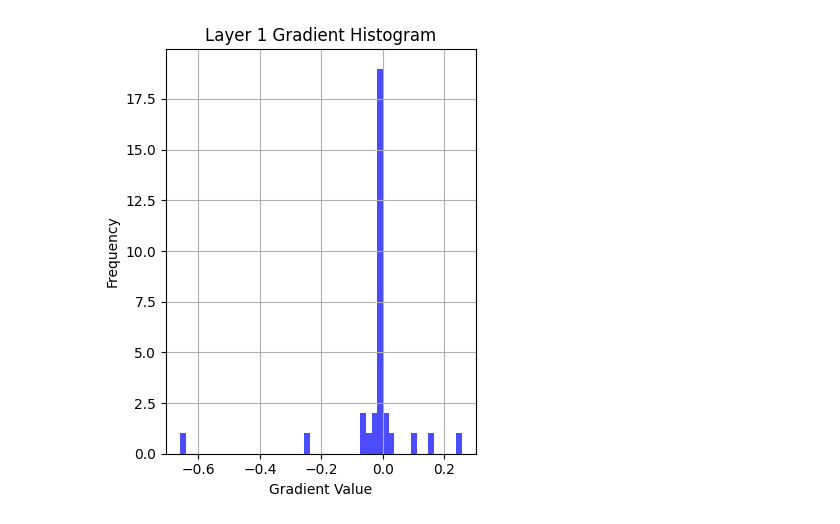
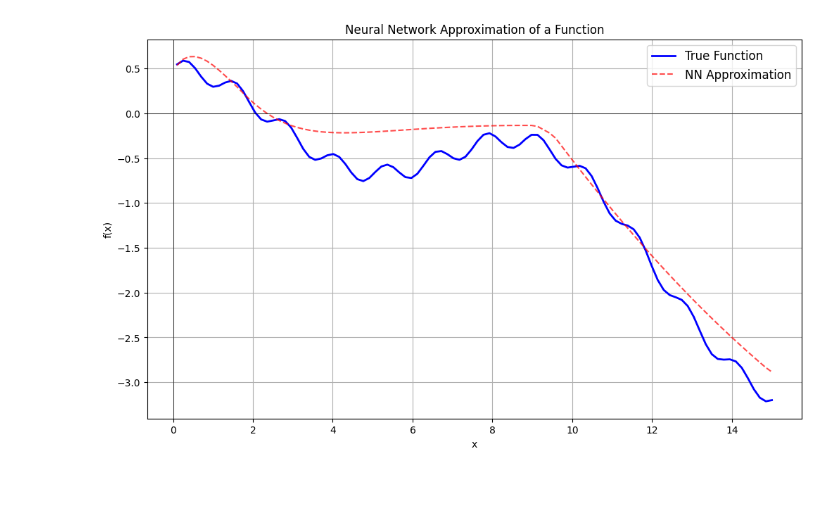
Before and after one commit to stanislavlia/ft-multilayer-perceptron, a Jupyter notebook: universal_approximator.ipynb, the cells around one changed output. Saved outputs shown, nothing was run; the diff lists cells and outputs as text; code cells hidden in the pictures; blank space fills up the shorter version.

Commit message:
function approximations

```diff
--- a/universal_approximator.ipynb
+++ b/universal_approximator.ipynb
@@ -63,13 +8,0 @@ def plot_gradients_histogram(model):
-# %%
-X_data_reshaped = x_values.reshape(-1, 1) # Reshape x_values to be a 2D array for train_test_split
-
-X_train_np, X_val_np, y_train_np, y_val_np = train_test_split(
-    X_data_reshaped, y_values, test_size=0.1, random_state=42
-)
-
-# Convert to list of lists for X and list for y, as expected by FeedForwardNN
-X_train = X_train_np.tolist()
-y_train = y_train_np.tolist()
-
-X_val = X_val_np.tolist()
-y_val = y_val_np.tolist()
@@ -78,66 +120,51 @@ track_epochs = [1, 2,  5, 20, 50, 100, 150, 200, 250]
 # %%
+def complicated_function(x):
+    return -0.03 * x**2  * 0.05 * np.log(x ** 3) + 0.5 * np.cos(x/1.5) + 0.1 * np.sin(x*5)
+
+x_values = np.linspace(0.1, 15, 100)
+y_values = complicated_function(x_values)
+
 model = FeedForwardNN(
     layers=[
         Layer(
-            n_input=1,  # Single input feature 'x'
-            n_output=16,
-            activation=Activation.RELU,
-            initializer=WeightInitializer(
-                option=WeightInitializationOption.NORMAL,
-                sd=xavier_std(1, 16)
-            )
+            n_input=1,
+            n_output=24,
+            activation=Activation.TANH,
+            initializer=WeightInitializer(option=WeightInitializationOption.NORMAL, sd=xavier_std(1, 16))
         ),
         Layer(
-            n_input=16,  # Input to this layer is output of previous layer
+            n_input=24,
             n_output=8,
-            activation=Activation.TANH,
-            initializer=WeightInitializer(
-                option=WeightInitializationOption.NORMAL,
-                sd=xavier_std(16, 8)
-            )
+            activation=Activation.RELU,
+            initializer=WeightInitializer(option=WeightInitializationOption.NORMAL, sd=xavier_std(16, 8))
         ),
         Layer(
-            n_input=8,  # Input to this layer is output of previous layer
+            n_input=8,
             n_output=8,
             activation=Activation.RELU,
-            initializer=WeightInitializer(
-                option=WeightInitializationOption.NORMAL,
-                sd=xavier_std(8, 8)
-            )
+            initializer=WeightInitializer(option=WeightInitializationOption.NORMAL, sd=xavier_std(8, 8))
         ),
         Layer(
-            n_input=8,  # Input to this layer is output of previous layer
+            n_input=8,
             n_output=1,
             activation=Activation.LINEAR,
-            initializer=WeightInitializer(
-                option=WeightInitializationOption.NORMAL,
-                sd=xavier_std(8, 1)
-            )
+            initializer=WeightInitializer(option=WeightInitializationOption.NORMAL, sd=xavier_std(8, 1))
         )
     ]
 )
 
-# 3. Choose Optimizer and Loss
-params = model.parameters()
-learning_rate = 0.003
-optimizer =  RMSProp(parameters=params , lr=learning_rate, beta=0.95)
-loss_fn = mean_squared_error_loss # Appropriate for regression
-epochs = 100 # More epochs might be needed for complex functions
-batch_size = 16 # Batch size
-
-
-model.fit(
-    X_train=X_train,
-    y_train=y_train,
-    optimizer=optimizer,
-    loss=loss_fn,
-    epochs=epochs,
-    batch_size=batch_size,
-    metric="mse",
-    X_val=X_val,
-    y_val=y_val,
-    display_each_n_step=5)
-
-
-plot_gradients_histogram(model)
+approximator1 = FuncApproximator(
+    model=model,
+    scalar_func=complicated_function,
+    x=x_values,
+    y=y_values
+)
+approximator1.fit(
+    batch_size=8,
+    test_split_size=0.1,
+    epochs=60,
+    display_on_each_n_step=5,
+    learning_rate=0.0025
+)
+approximator1.visualize_fit()
 # %% [output]
@@ -161 +184 @@ plot_gradients_histogram(model)
-[figure, old version]
+[figure, new version]
```
Also changed, not shown: parts of 12 cells of this notebook, 1 other file.
